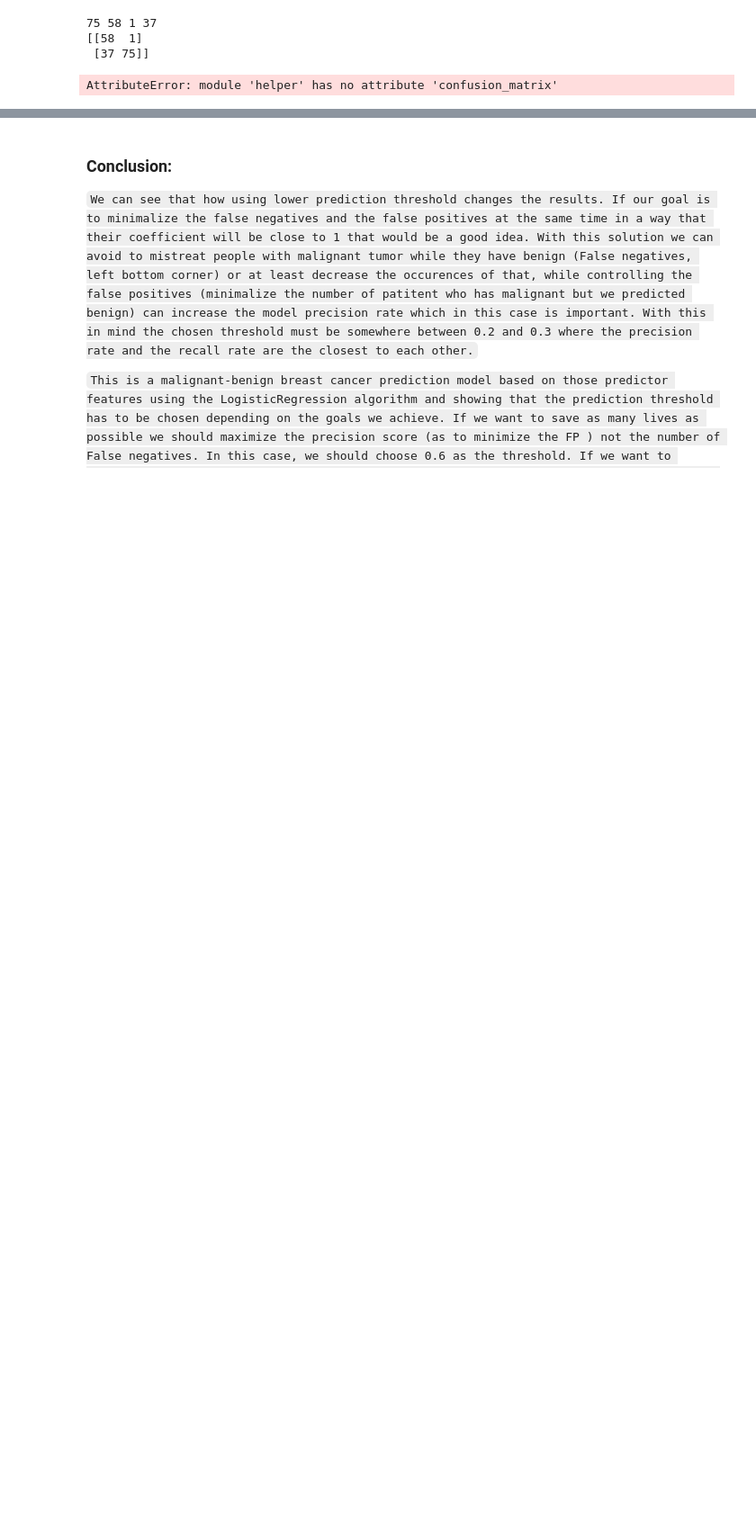
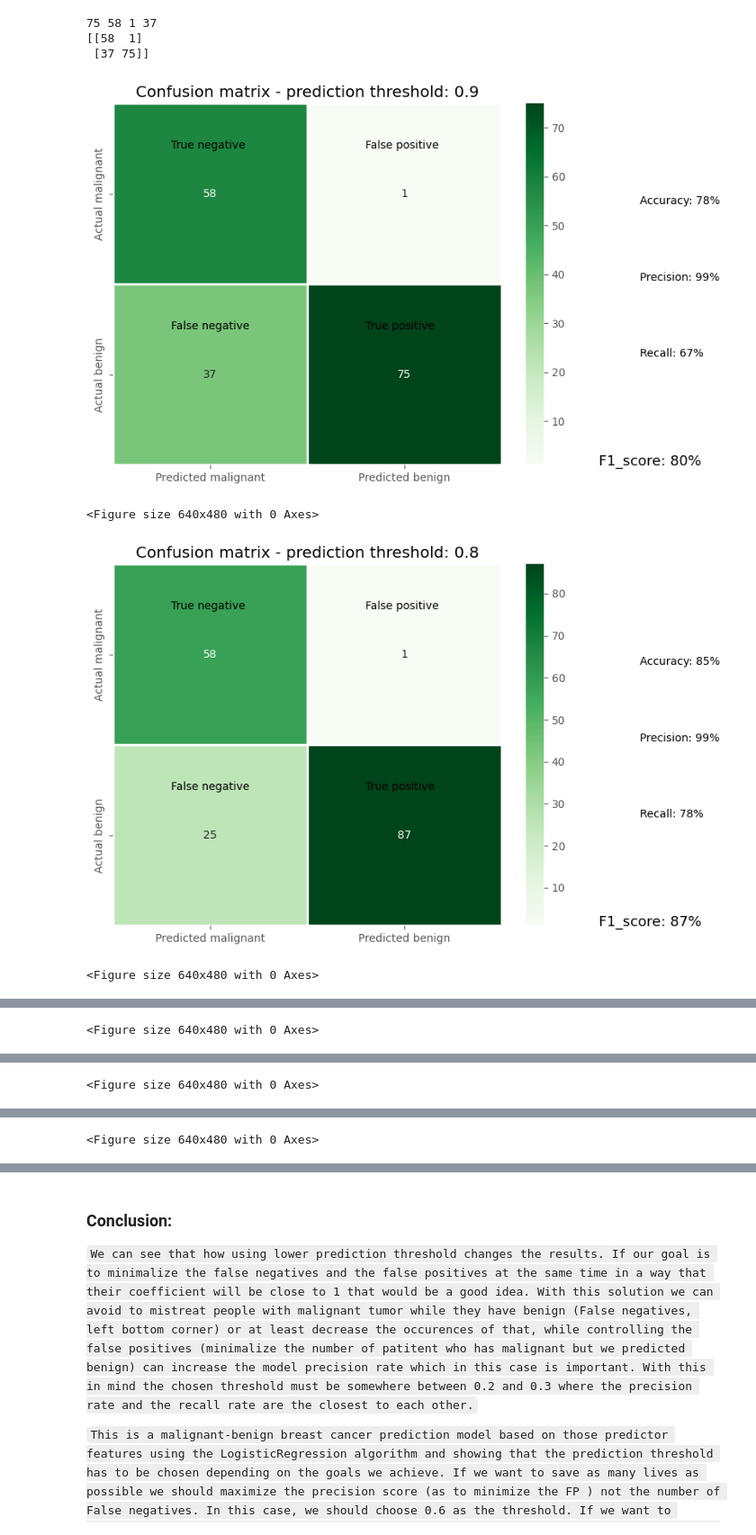
Before and after one commit to LiZoMark841619/Breast-cancer, a Jupyter notebook: Breast_cancer/script.ipynb, the cells around one changed output, grey strips where cells are left out. Shown at 90% size. Cells and saved outputs as stored; diff of their text form; code cells hidden in the pictures; blank space fills up the shorter version.

```diff
--- a/Breast_cancer/script.ipynb
+++ b/Breast_cancer/script.ipynb
@@ -288,6 +294,9 @@ print(conf_matrix)
 [[58  1]
  [37 75]]
 # %%
-helper.confusion_matrix(model)
+helper.confusion(model, X, y)
 # %% [output]
+[figure, added]
-AttributeError: module 'helper' has no attribute 'confusion_matrix'
+<Figure size 640x480 with 0 Axes>
+[figure, added]
+<Figure size 640x480 with 0 Axes>
@@ -293,0 +304 @@ AttributeError: module 'helper' has no attribute 'confusion_matrix'
+<Figure size 640x480 with 0 Axes>
@@ -293,0 +306 @@ AttributeError: module 'helper' has no attribute 'confusion_matrix'
+<Figure size 640x480 with 0 Axes>
@@ -293,0 +308 @@ AttributeError: module 'helper' has no attribute 'confusion_matrix'
+<Figure size 640x480 with 0 Axes>
```
Also changed, not shown: parts of 8 cells of this notebook, 2 other files.
